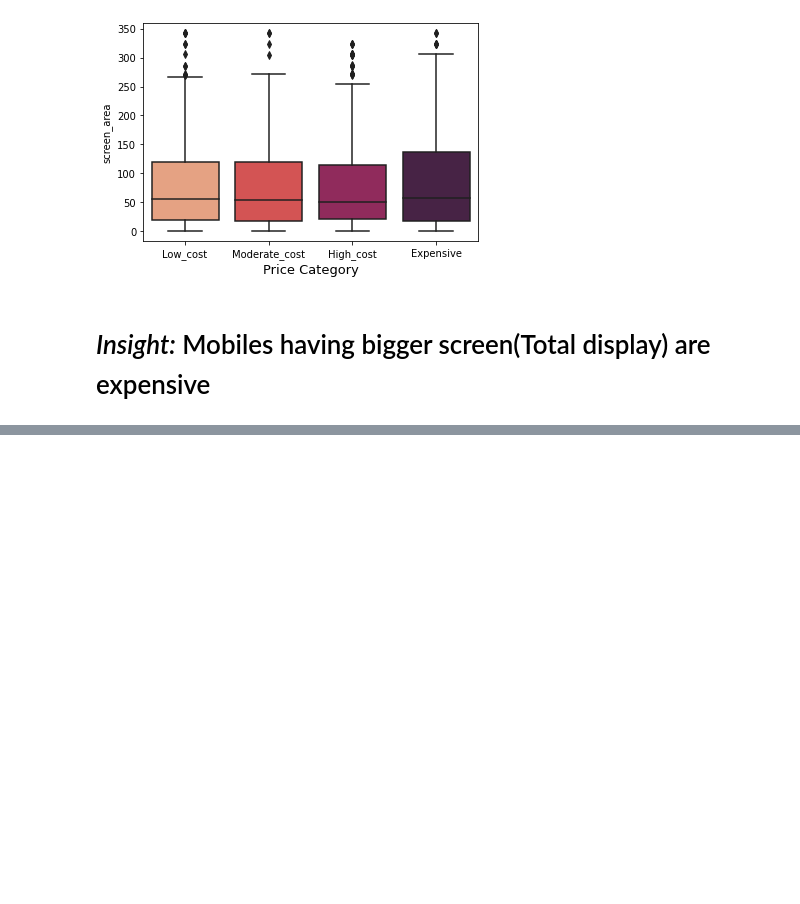
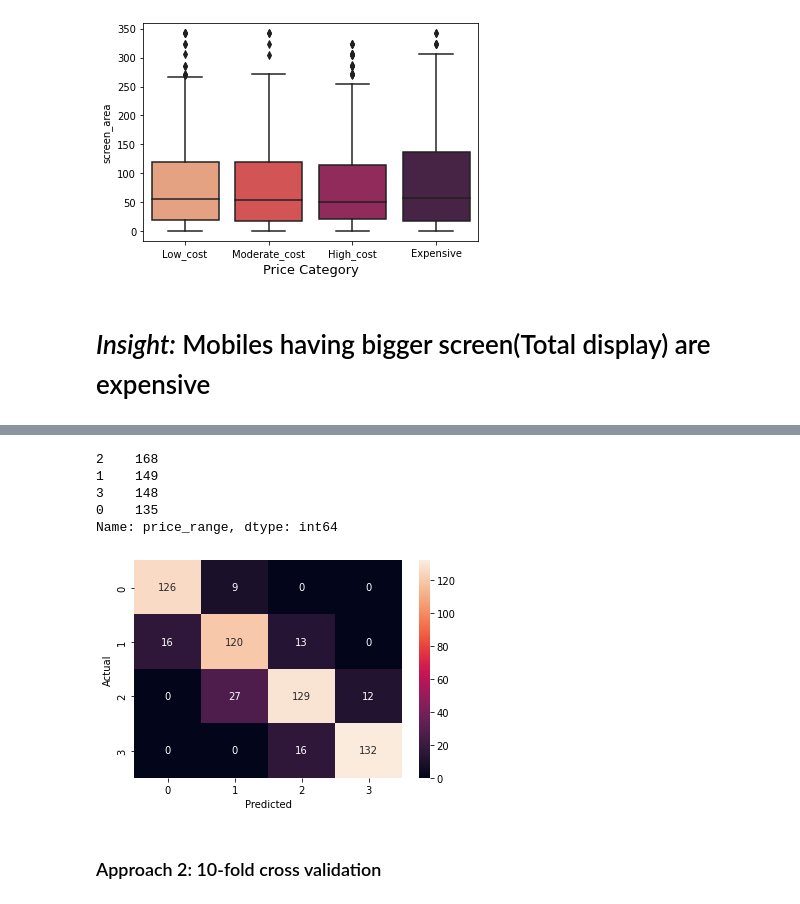
Before and after one commit to Prasad-Khedkar/Mobile_price_range-Classification-, a Jupyter notebook: Mobile_price_range_classification.ipynb, the cells around one changed output, grey strips where cells are left out. Drawn from its saved outputs; the diff is of its cells as text; code cells hidden in the pictures; blank space fills up the shorter version.

```diff
--- a/Mobile_price_range_classification.ipynb
+++ b/Mobile_price_range_classification.ipynb
@@ -466,0 +598,7 @@ array([[0.22778891, 0.        , 0.68      , ..., 1.        , 0.00389058,
+# %%
+rfc = RandomForestClassifier(random_state = 4651152)      ## defining classifier object
+# %%
+classifier1 = rfc.fit(X_train_scaled,y_train)             ## fitting scaled data to classifier
+# %%
+y_pred_rfc = rfc.predict(X_test_scaled)                       ## Test score prediction
+y_pred_train_rfc = rfc.predict(X_train_scaled)                 ## Training score prediction
@@ -466,0 +640,17 @@ array([[0.22778891, 0.        , 0.68      , ..., 1.        , 0.00389058,
+# %%
+y_test.value_counts()
+# %% [output]
+2    168
+1    149
+3    148
+0    135
+Name: price_range, dtype: int64
+# %%
+sns.heatmap(confusion_matrix(y_test,y_pred_rfc), annot = True ,fmt='d')
+plt.xlabel('Predicted')
+plt.ylabel('Actual')
+plt.show()
+# %% [output]
+[figure, added]
+# %% [markdown]
+### Approach 2: 10-fold cross validation
```
Also changed, not shown: parts of 107 cells of this notebook.
